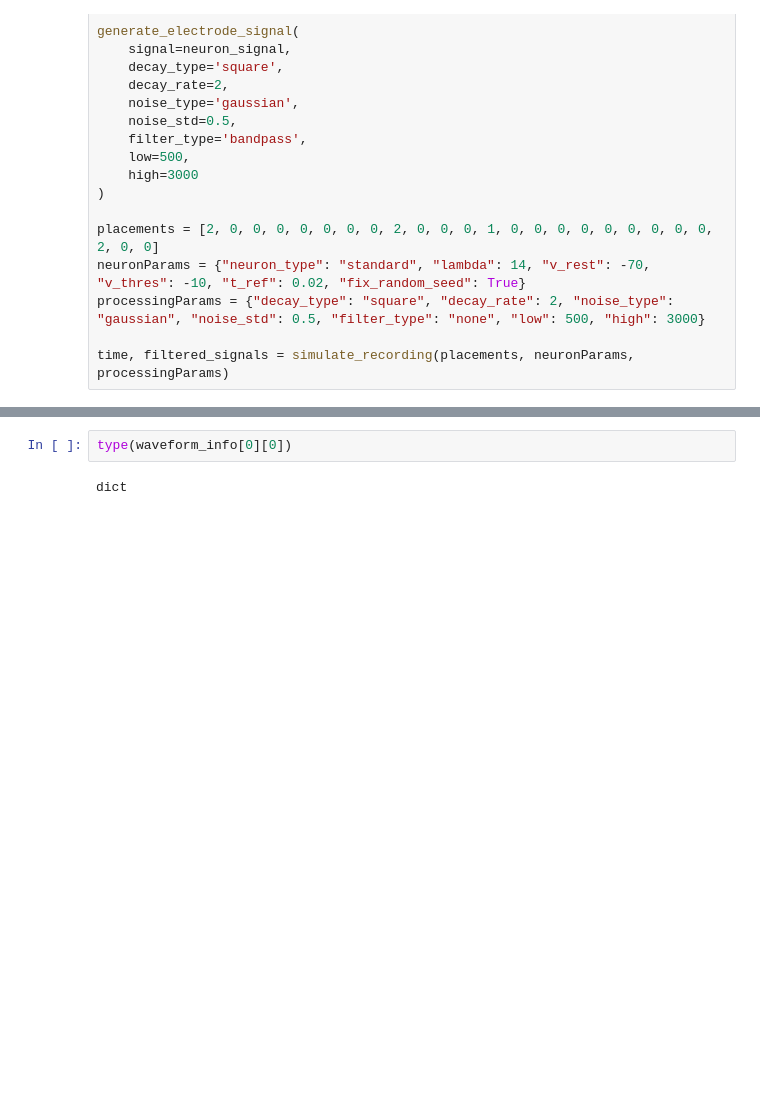
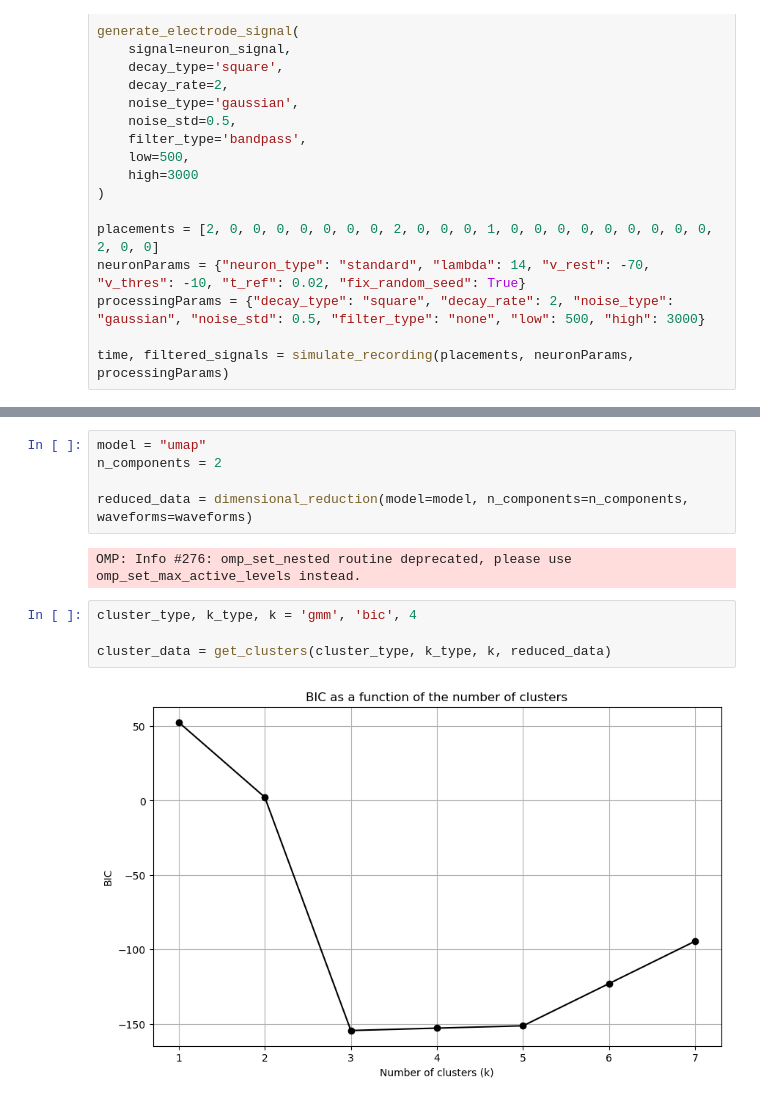
Before and after one commit to SamwelZimmer/DataScienceProjectAPI, a Jupyter notebook: test.ipynb, the cells around one changed output, grey strips where cells are left out. Cells and saved outputs as stored; diff of their text form; blank space fills up the shorter version.

Commit message:
Dimensionality Reduction and Clustering

```diff
--- a/test.ipynb
+++ b/test.ipynb
@@ -82,4 +79,13 @@ waveform_info = waveform_info.tolist()
-# %%
-type(waveform_info[0][0])
-# %% [output]
-dict
+# %%
+model = "umap"
+n_components = 2
+
+reduced_data = dimensional_reduction(model=model, n_components=n_components, waveforms=waveforms)
+# %% [output]
+OMP: Info #276: omp_set_nested routine deprecated, please use omp_set_max_active_levels instead.
+# %%
+cluster_type, k_type, k = 'gmm', 'bic', 4
+
+cluster_data = get_clusters(cluster_type, k_type, k, reduced_data)
+# %% [output]
+[figure, added]
```
Also changed, not shown: parts of 4 cells of this notebook, 5 other files.
